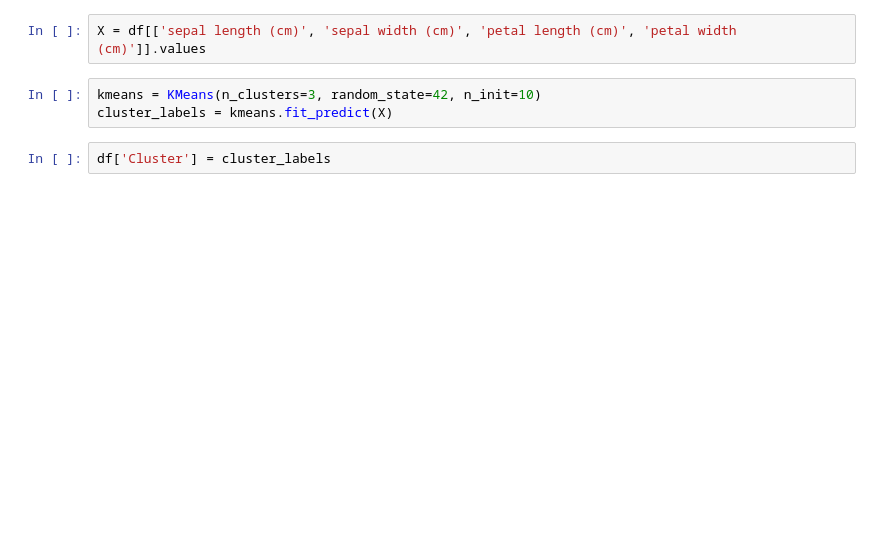
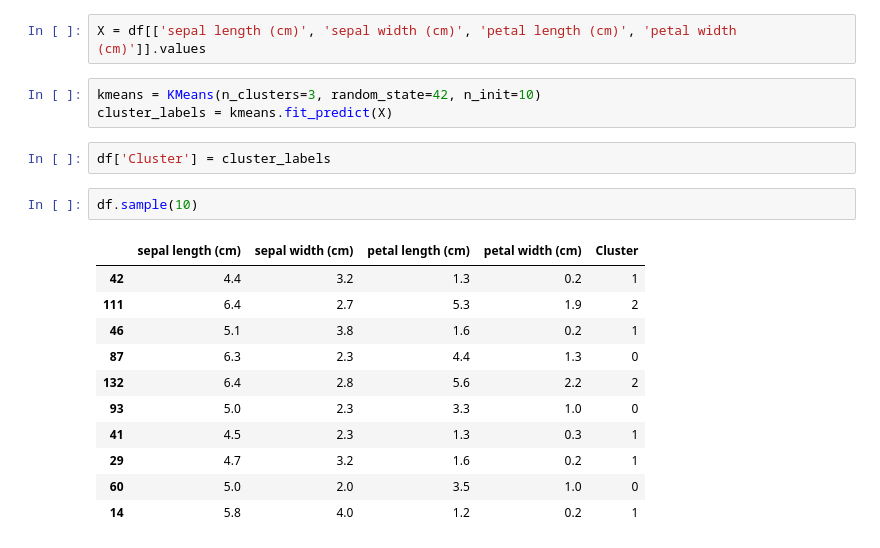
Before and after one commit to Neronuser/data-mining-course, a Jupyter notebook: 1.0-Introduction_to_Data_Mining.ipynb, the cells around one changed output. Saved outputs shown, nothing was run; the diff lists cells and outputs as text; blank space fills up the shorter version.

```diff
--- a/1.0-Introduction_to_Data_Mining.ipynb
+++ b/1.0-Introduction_to_Data_Mining.ipynb
@@ -297,6 +304,20 @@ kmeans = KMeans(n_clusters=3, random_state=42, n_init=10)
 cluster_labels = kmeans.fit_predict(X)
 # %%
 df['Cluster'] = cluster_labels
+# %%
+df.sample(10)
+# %% [output]
+|  | sepal length (cm) | sepal width (cm) | petal length (cm) | petal width (cm) | Cluster |
+| 42 | 4.4 | 3.2 | 1.3 | 0.2 | 1 |
+| 111 | 6.4 | 2.7 | 5.3 | 1.9 | 2 |
+| 46 | 5.1 | 3.8 | 1.6 | 0.2 | 1 |
+| 87 | 6.3 | 2.3 | 4.4 | 1.3 | 0 |
+| 132 | 6.4 | 2.8 | 5.6 | 2.2 | 2 |
+| 93 | 5.0 | 2.3 | 3.3 | 1.0 | 0 |
+| 41 | 4.5 | 2.3 | 1.3 | 0.3 | 1 |
+| 29 | 4.7 | 3.2 | 1.6 | 0.2 | 1 |
+| 60 | 5.0 | 2.0 | 3.5 | 1.0 | 0 |
+| 14 | 5.8 | 4.0 | 1.2 | 0.2 | 1 |
 # %%
 colors = ['red', 'blue', 'green']
 cluster_names = ['Кластер 0', 'Кластер 1', 'Кластер 2']
```
Also changed, not shown: parts of 11 cells of this notebook.
